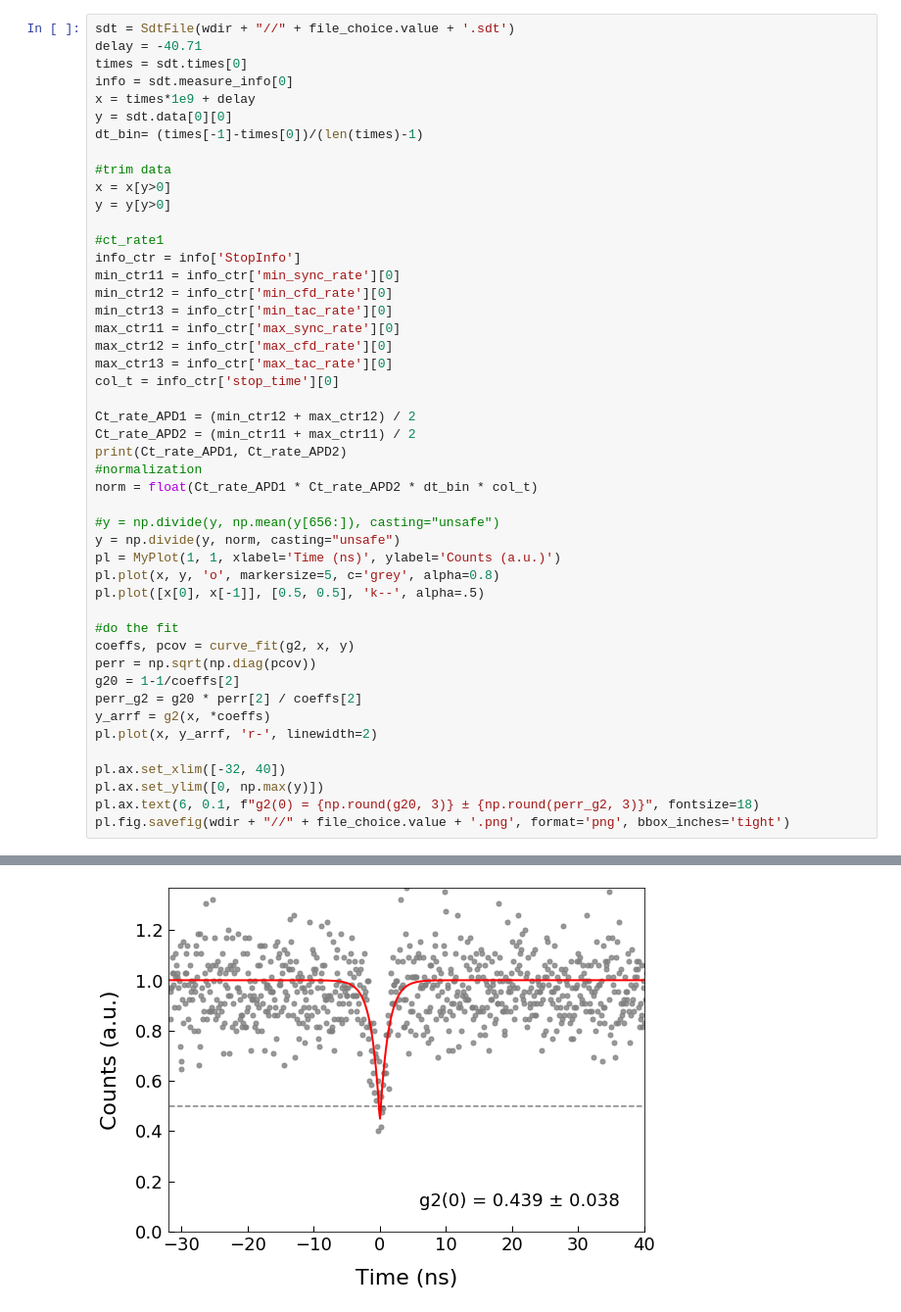
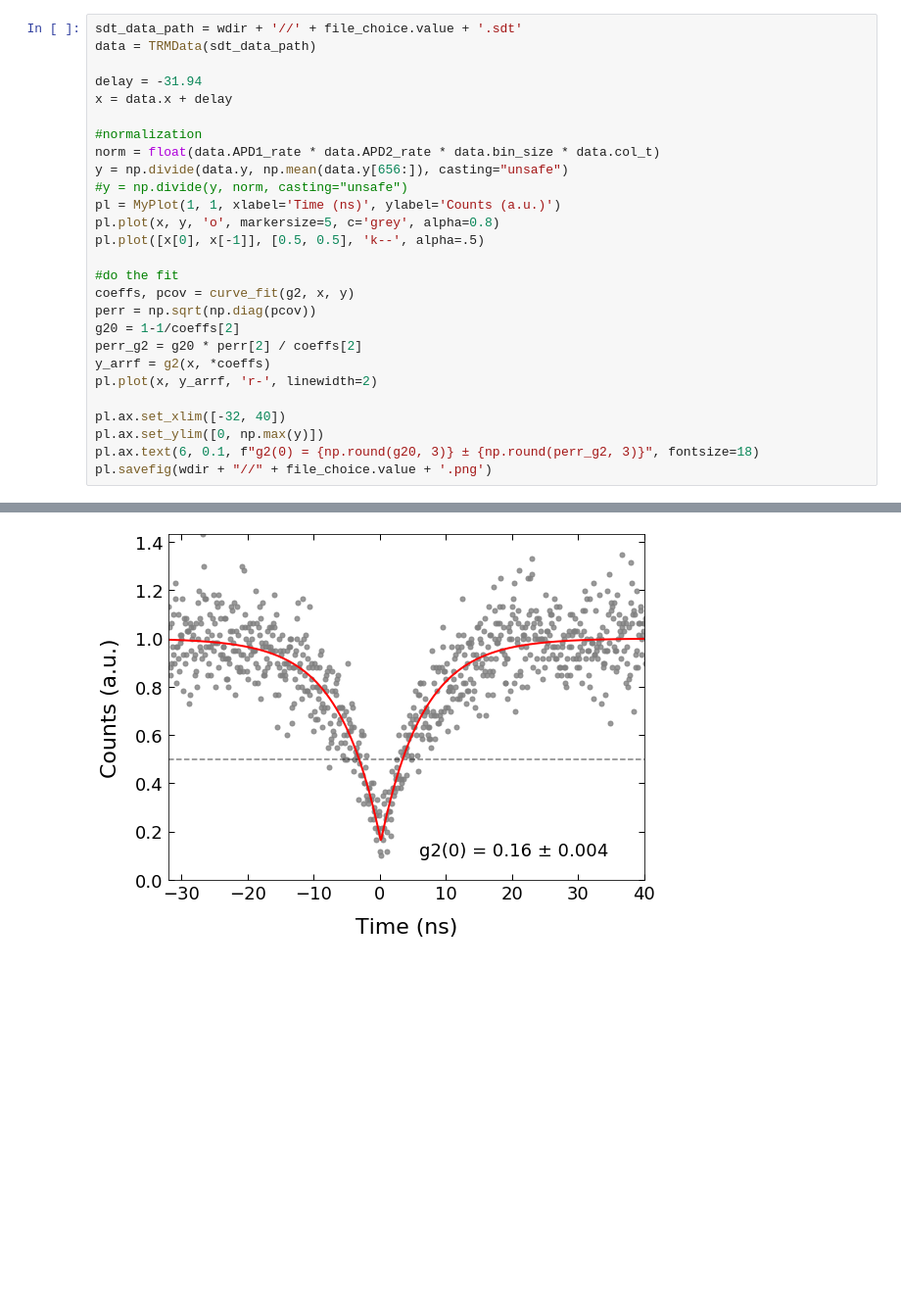
Before and after one commit to RaphaelSura/PythonPhotonicsLab, a Jupyter notebook: AnalyzeData/G2Analysis.ipynb, the cells around one changed output, grey strips where cells are left out. Shown at 98% size. Cells and saved outputs as stored; diff of their text form; blank space fills up the shorter version.

Commit message:
Time resolved data analysis rework

```diff
--- a/AnalyzeData/G2Analysis.ipynb
+++ b/AnalyzeData/G2Analysis.ipynb
@@ -53,34 +24,14 @@ RadioButtons(description='file', options=('g2_200nW_area2_pos2', 'g2_200nW_area4
 # %%
-sdt = SdtFile(wdir + "//" + file_choice.value + '.sdt')
-delay = -40.71
-times = sdt.times[0]
-info = sdt.measure_info[0]
-x = times*1e9 + delay
-y = sdt.data[0][0]
-dt_bin= (times[-1]-times[0])/(len(times)-1)
+sdt_data_path = wdir + '//' + file_choice.value + '.sdt'
+data = TRMData(sdt_data_path)
 
-#trim data
-x = x[y>0]
-y = y[y>0]
+delay = -31.94
+x = data.x + delay
 
-#ct_rate1
-info_ctr = info['StopInfo']
-min_ctr11 = info_ctr['min_sync_rate'][0]
-min_ctr12 = info_ctr['min_cfd_rate'][0]
-min_ctr13 = info_ctr['min_tac_rate'][0]
-max_ctr11 = info_ctr['max_sync_rate'][0]
-max_ctr12 = info_ctr['max_cfd_rate'][0]
-max_ctr13 = info_ctr['max_tac_rate'][0]
-col_t = info_ctr['stop_time'][0]
-
-Ct_rate_APD1 = (min_ctr12 + max_ctr12) / 2
-Ct_rate_APD2 = (min_ctr11 + max_ctr11) / 2
-print(Ct_rate_APD1, Ct_rate_APD2)
 #normalization
-norm = float(Ct_rate_APD1 * Ct_rate_APD2 * dt_bin * col_t)
-
-#y = np.divide(y, np.mean(y[656:]), casting="unsafe")
-y = np.divide(y, norm, casting="unsafe")
+norm = float(data.APD1_rate * data.APD2_rate * data.bin_size * data.col_t)
+y = np.divide(data.y, np.mean(data.y[656:]), casting="unsafe")
+#y = np.divide(y, norm, casting="unsafe")
 pl = MyPlot(1, 1, xlabel='Time (ns)', ylabel='Counts (a.u.)')
 pl.plot(x, y, 'o', markersize=5, c='grey', alpha=0.8)
 pl.plot([x[0], x[-1]], [0.5, 0.5], 'k--', alpha=.5)
@@ -96,5 +47,5 @@ pl.plot(x, y_arrf, 'r-', linewidth=2)
 pl.ax.set_xlim([-32, 40])
 pl.ax.set_ylim([0, np.max(y)])
 pl.ax.text(6, 0.1, f"g2(0) = {np.round(g20, 3)} ± {np.round(perr_g2, 3)}", fontsize=18)
-pl.fig.savefig(wdir + "//" + file_choice.value + '.png', format='png', bbox_inches='tight')
+pl.savefig(wdir + "//" + file_choice.value + '.png')
 # %% [output]
@@ -102 +52 @@ pl.fig.savefig(wdir + "//" + file_choice.value + '.png', format='png', bbox_inch
-[figure, old version]
+[figure, new version]
```
Also changed, not shown: parts of 4 cells of this notebook, 4 other files.
